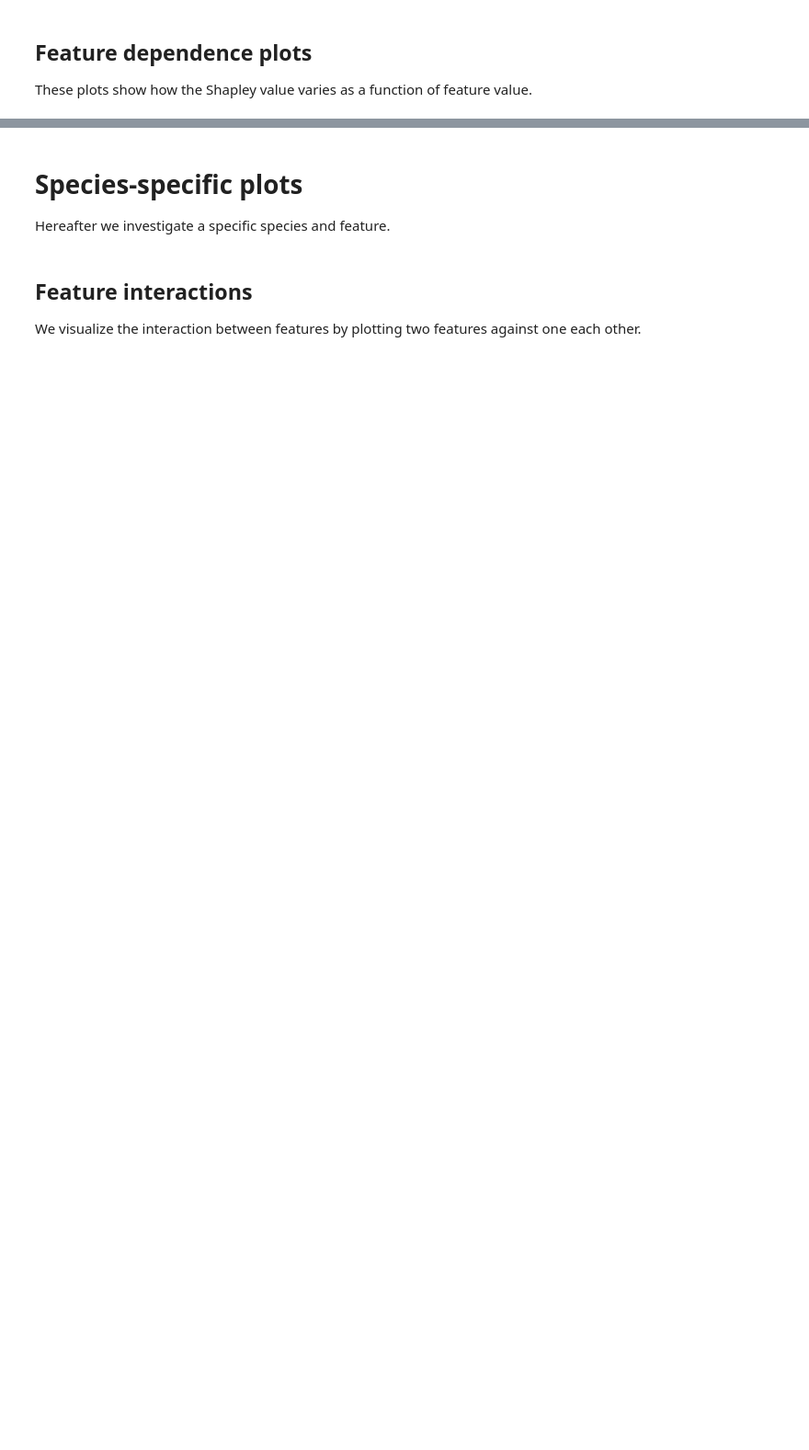
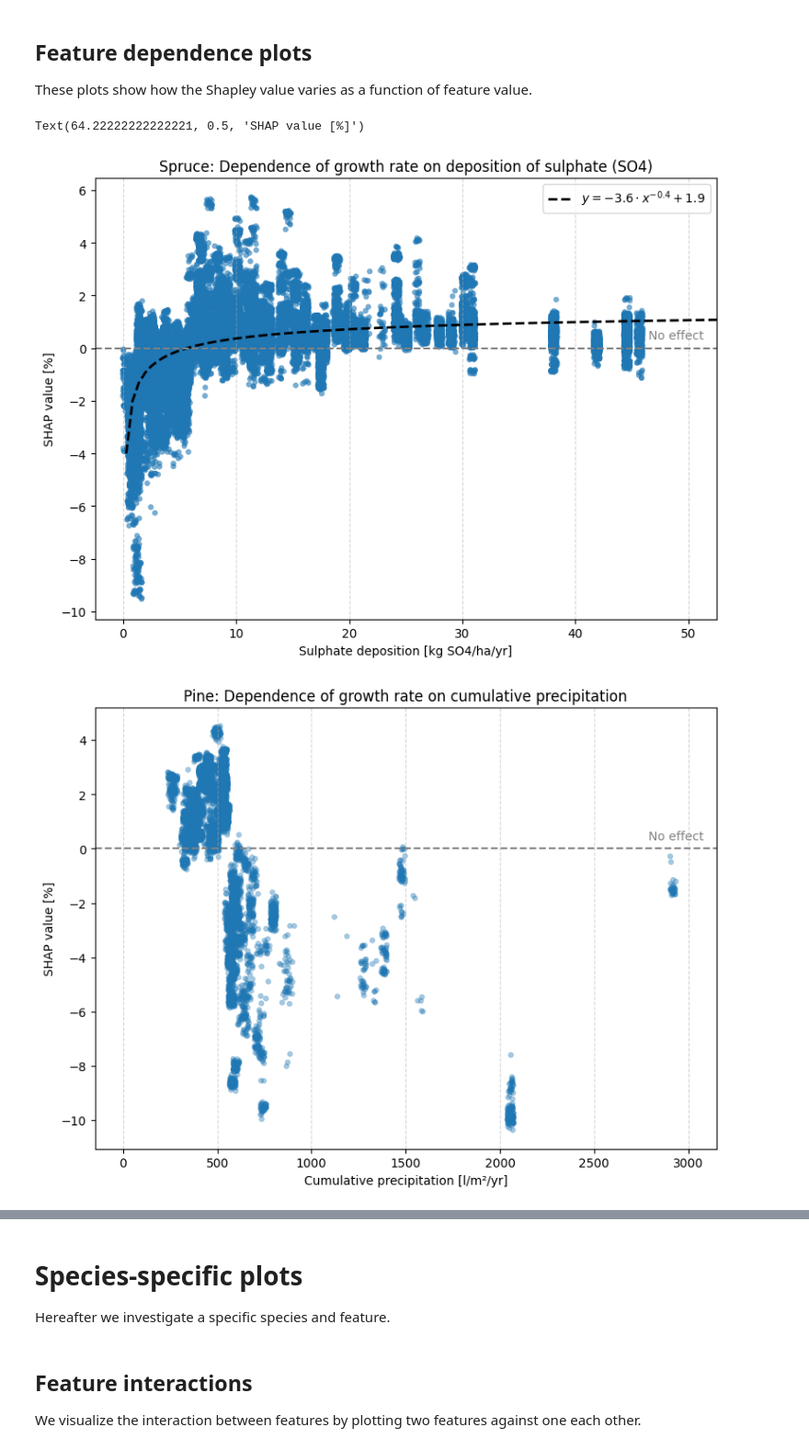
Before and after one commit to simlab-vs/icp-forest-xai, a Jupyter notebook: 02-modeling.ipynb, the cells around one changed output, grey strips where cells are left out. Shown at 92% size. Saved outputs shown, nothing was run; the diff lists cells and outputs as text; code cells hidden in the pictures; blank space fills up the shorter version.

```diff
--- a/02-modeling.ipynb
+++ b/02-modeling.ipynb
@@ -239,0 +463,63 @@ ax.set_ylabel("SHAP value")
+# %%
+from explain import plot_dependence
+
+# Produce dependence plots for some key (species, feature) pairs
+fold = 0  # Change this to plot for a different fold
+
+# Spruce: dependence on deposition of sulphate
+ax = plot_dependence(
+    all_results["spruce"],
+    feature="dep_s_so4",
+    xlim=(0, 50),
+    # Fit a power-law curve to the data
+    fit_func=lambda x, a, b, c: a * np.power(x, b) + c,
+    fit_p0=(1, -0.5, 0.0),
+    fit_formula="y = {0:.1f} \\cdot x^{{{1:.1f}}} + {2:.1f}",
+)
+# Set a vertical line at 0.6 mg/l
+ax.set_title("Spruce: Dependence of growth rate on deposition of sulphate (SO4)")
+
+ax.set_xlabel("Sulphate deposition [kg SO4/ha/yr]")
+ax.set_ylabel("SHAP value [%]")
+
+
+# Pine: dependence on cumulative precipitation
+ax = plot_dependence(
+    all_results["pine"],
+    feature="yearly_precip",
+    fold=fold,
+    alpha=0.4,
+    xlim=(0, 3000),
+    # # # Fit a power-law curve to the data
+    # fit_func=lambda x, a, b, c: a * np.power(x, b) + c,
+    # fit_formula="y = {0:.1f} \\cdot x^{{{1:.1f}}} + {2:.1f}",
+)
+ax.set_title("Pine: Dependence of growth rate on cumulative precipitation")
+ax.set_xlabel("Cumulative precipitation [l/m²/yr]")
+ax.set_ylabel("SHAP value [%]")
+
+# Beech: dependence on plot slope
+ax = plot_dependence(
+    all_results["beech"],
+    feature="plot_slope",
+    fold=fold,
+    alpha=0.4,
+    # Fit an exponential curve to the data
+    fit_func=lambda x, a, b, c: a * np.exp(b * x) + c,
+    fit_p0=(1, -0.01, 0.0),
+    fit_formula="y = {0:.1f} \\cdot e^{{{1:.1f} \\cdot x}} {2:.1f}",
+)
+ax.set_title("Beech: Dependence of growth rate on plot slope")
+ax.set_xlabel("Plot slope [degree]")
+ax.set_ylabel("SHAP value [%]")
+
+
+# Oak: dependence on deposition of sulphate
+ax = plot_dependence(all_results["oak"], feature="dep_s_so4", xlim=(0, 50))
+ax.set_title("Oak: Dependence of growth rate on deposition of sulphate (SO4)")
+ax.set_xlabel("Sulphate deposition [kg SO4/ha/yr]")
+ax.set_ylabel("SHAP value [%]")
+# %% [output]
+Text(64.22222222222221, 0.5, 'SHAP value [%]')
+[figure, added]
+[figure, added]
```
Also changed, not shown: parts of 29 cells of this notebook, 16 other files.
